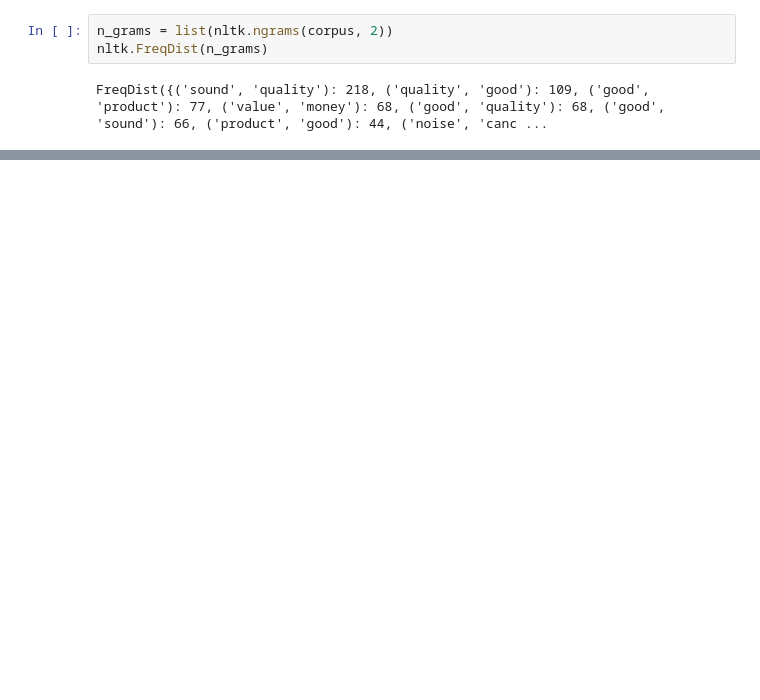
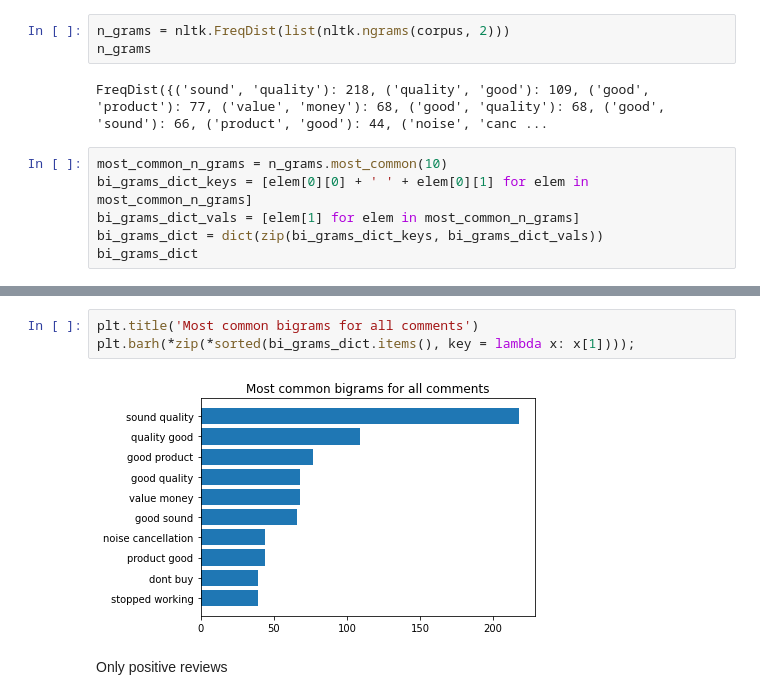
Before and after one commit to MariuszAndziak/Headphone_reviews, a Jupyter notebook: 01_EDA.ipynb, the cells around one changed output, grey strips where cells are left out. Drawn from its saved outputs; the diff is of its cells as text; blank space fills up the shorter version.

Commit message:
Added plots for positive and negative comments bi-grams

```diff
--- a/01_EDA.ipynb
+++ b/01_EDA.ipynb
@@ -455,7 +457,13 @@ ngram_freq
 | 8265 | 1 | 10 10sound |
 8266 rows × 2 columns
 # %%
-n_grams = list(nltk.ngrams(corpus, 2))
-nltk.FreqDist(n_grams)
+n_grams = nltk.FreqDist(list(nltk.ngrams(corpus, 2)))
+n_grams
 # %% [output]
 FreqDist({('sound', 'quality'): 218, ('quality', 'good'): 109, ('good', 'product'): 77, ('value', 'money'): 68, ('good', 'quality'): 68, ('good', 'sound'): 66, ('product', 'good'): 44, ('noise', 'canc ...
+# %%
+most_common_n_grams = n_grams.most_common(10)
+bi_grams_dict_keys = [elem[0][0] + ' ' + elem[0][1] for elem in most_common_n_grams]
+bi_grams_dict_vals = [elem[1] for elem in most_common_n_grams]
+bi_grams_dict = dict(zip(bi_grams_dict_keys, bi_grams_dict_vals))
+bi_grams_dict
@@ -461,0 +481,7 @@ FreqDist({('sound', 'quality'): 218, ('quality', 'good'): 109, ('good', 'product
+# %%
+plt.title('Most common bigrams for all comments')
+plt.barh(*zip(*sorted(bi_grams_dict.items(), key = lambda x: x[1])));
+# %% [output]
+[figure, added]
+# %% [markdown]
+Only positive reviews
```
Also changed, not shown: parts of 10 cells of this notebook.
